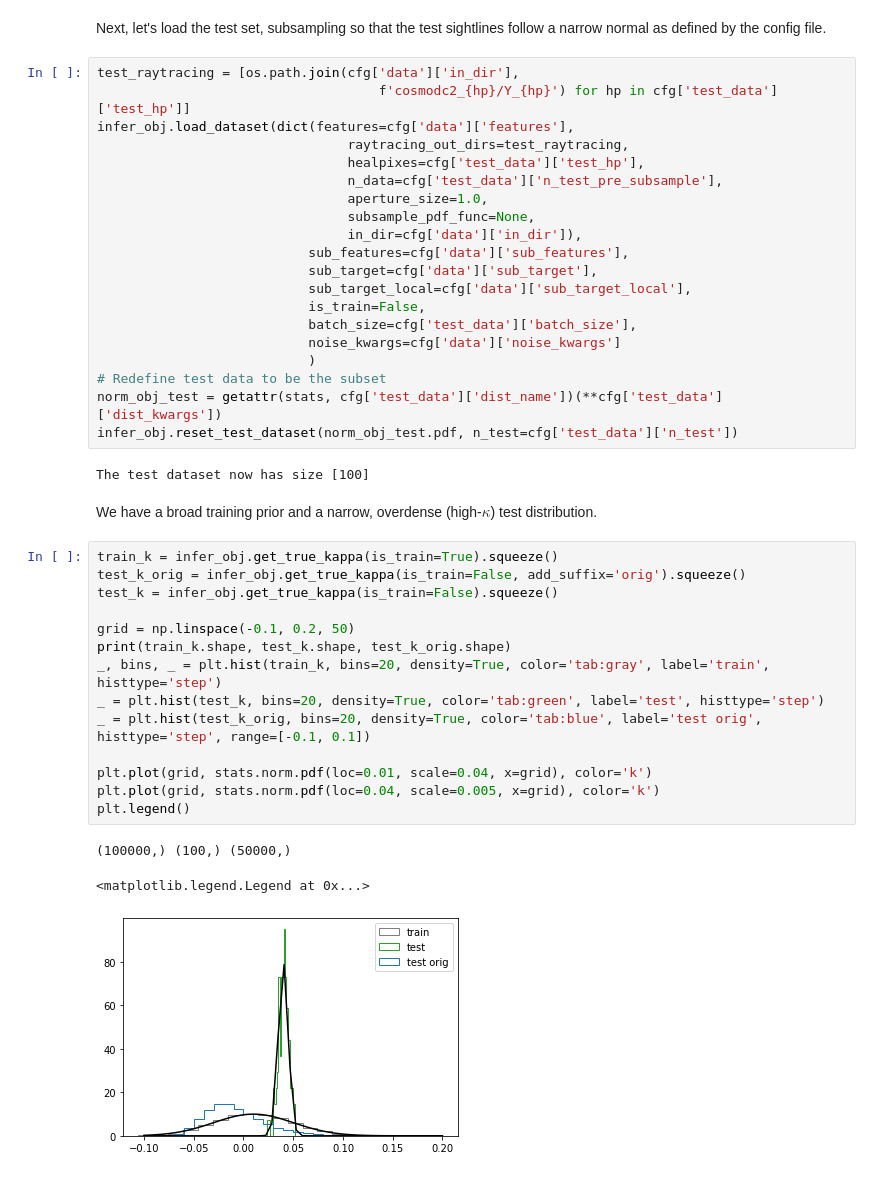
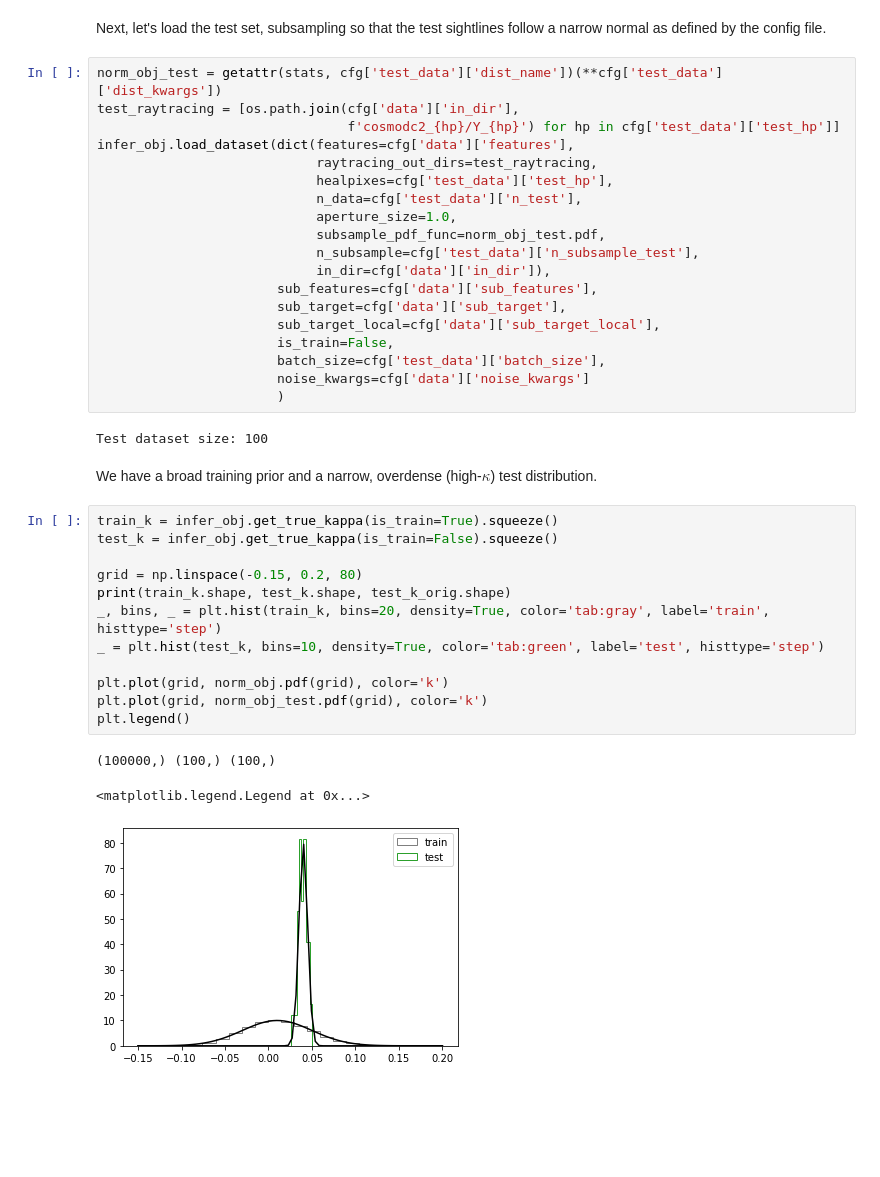
Before and after one commit to jiwoncpark/node-to-joy, a Jupyter notebook: demo/Hierarchical_Inference.ipynb, the cells around one changed output. Drawn from its saved outputs; the diff is of its cells as text; blank space fills up the shorter version.

Commit message:
Use same resampling code as Trainer in InferenceManager

```diff
--- a/demo/Hierarchical_Inference.ipynb
+++ b/demo/Hierarchical_Inference.ipynb
@@ -65,47 +69,44 @@ Mag errors added to ['u', 'g', 'r', 'i', 'z', 'y']
 # %% [markdown]
 Next, let's load the test set, subsampling so that the test sightlines follow a narrow normal as defined by the config file.
 # %%
+norm_obj_test = getattr(stats, cfg['test_data']['dist_name'])(**cfg['test_data']['dist_kwargs'])
 test_raytracing = [os.path.join(cfg['data']['in_dir'],
-                                    f'cosmodc2_{hp}/Y_{hp}') for hp in cfg['test_data']['test_hp']]
+                                f'cosmodc2_{hp}/Y_{hp}') for hp in cfg['test_data']['test_hp']]
 infer_obj.load_dataset(dict(features=cfg['data']['features'],
-                                raytracing_out_dirs=test_raytracing,
-                                healpixes=cfg['test_data']['test_hp'],
-                                n_data=cfg['test_data']['n_test_pre_subsample'],
-                                aperture_size=1.0,
-                                subsample_pdf_func=None,
-                                in_dir=cfg['data']['in_dir']),
-                           sub_features=cfg['data']['sub_features'],
-                           sub_target=cfg['data']['sub_target'],
-                           sub_target_local=cfg['data']['sub_target_local'],
-                           is_train=False,
-                           batch_size=cfg['test_data']['batch_size'],
-                           noise_kwargs=cfg['data']['noise_kwargs']
-                           )
-# Redefine test data to be the subset
-norm_obj_test = getattr(stats, cfg['test_data']['dist_name'])(**cfg['test_data']['dist_kwargs'])
-infer_obj.reset_test_dataset(norm_obj_test.pdf, n_test=cfg['test_data']['n_test'])
+                            raytracing_out_dirs=test_raytracing,
+                            healpixes=cfg['test_data']['test_hp'],
+                            n_data=cfg['test_data']['n_test'],
+                            aperture_size=1.0,
+                            subsample_pdf_func=norm_obj_test.pdf,
+                            n_subsample=cfg['test_data']['n_subsample_test'],
+                            in_dir=cfg['data']['in_dir']),
+                       sub_features=cfg['data']['sub_features'],
+                       sub_target=cfg['data']['sub_target'],
+                       sub_target_local=cfg['data']['sub_target_local'],
+                       is_train=False,
+                       batch_size=cfg['test_data']['batch_size'],
+                       noise_kwargs=cfg['data']['noise_kwargs']
+                       )
 # %% [output]
-The test dataset now has size [100]
+Test dataset size: 100
 # %% [markdown]
 We have a broad training prior and a narrow, overdense (high-$\kappa$) test distribution.
 # %%
 train_k = infer_obj.get_true_kappa(is_train=True).squeeze()
-test_k_orig = infer_obj.get_true_kappa(is_train=False, add_suffix='orig').squeeze()
 test_k = infer_obj.get_true_kappa(is_train=False).squeeze()
 
-grid = np.linspace(-0.1, 0.2, 50)
+grid = np.linspace(-0.15, 0.2, 80)
 print(train_k.shape, test_k.shape, test_k_orig.shape)
 _, bins, _ = plt.hist(train_k, bins=20, density=True, color='tab:gray', label='train', histtype='step')
-_ = plt.hist(test_k, bins=20, density=True, color='tab:green', label='test', histtype='step')
-_ = plt.hist(test_k_orig, bins=20, density=True, color='tab:blue', label='test orig', histtype='step', range=[-0.1, 0.1])
+_ = plt.hist(test_k, bins=10, density=True, color='tab:green', label='test', histtype='step')
 
-plt.plot(grid, stats.norm.pdf(loc=0.01, scale=0.04, x=grid), color='k')
-plt.plot(grid, stats.norm.pdf(loc=0.04, scale=0.005, x=grid), color='k')
+plt.plot(grid, norm_obj.pdf(grid), color='k')
+plt.plot(grid, norm_obj_test.pdf(grid), color='k')
 plt.legend()
 # %% [output]
-(100000,) (100,) (50000,)
+(100000,) (100,) (100,)
 <matplotlib.legend.Legend at 0x...>
-[figure, old version]
+[figure, new version]
 # %%
 # Path to the stored MCMC chain
 chain_path = os.path.join(infer_obj.out_dir, 'omega_chain.h5')
```
Also changed, not shown: parts of 8 cells of this notebook, 2 other files.
